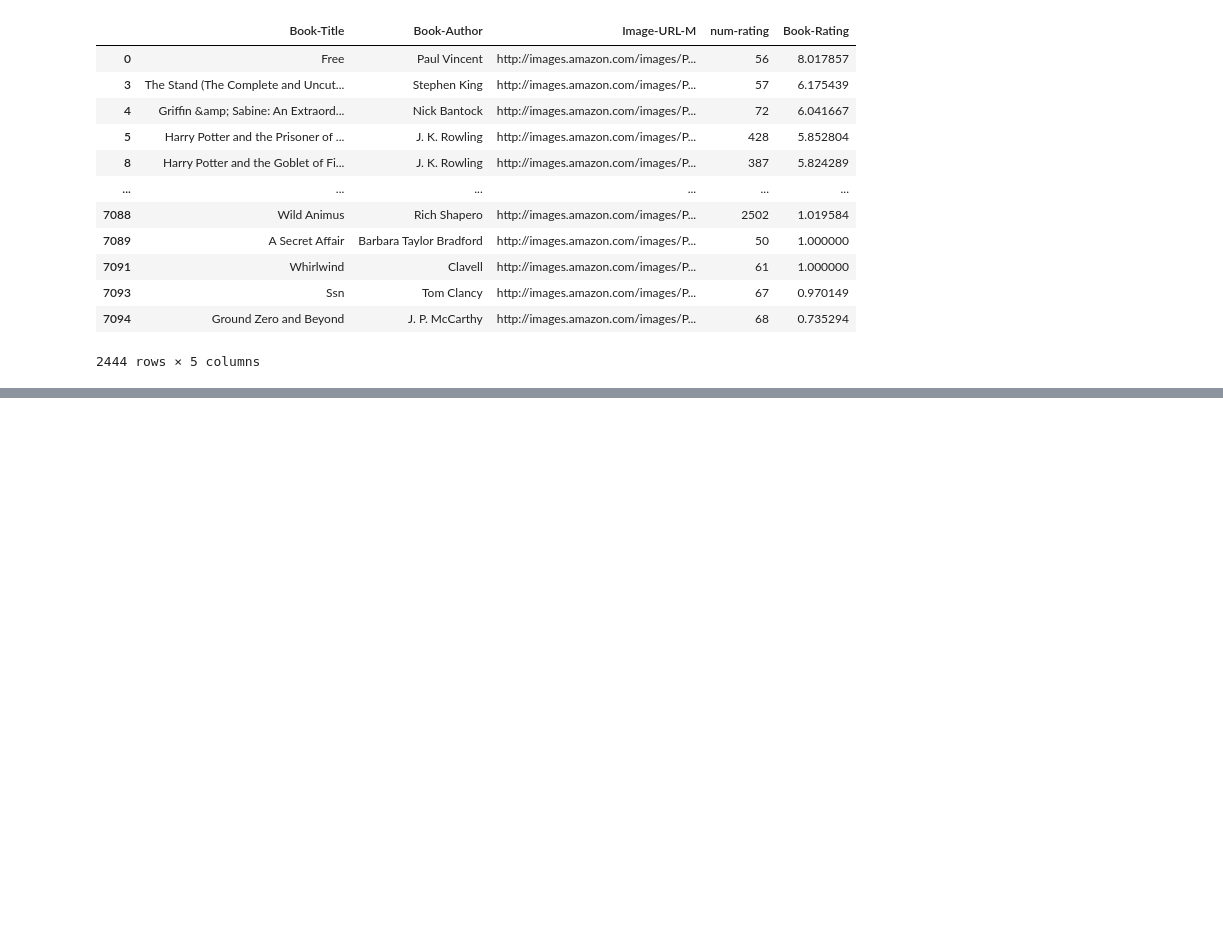
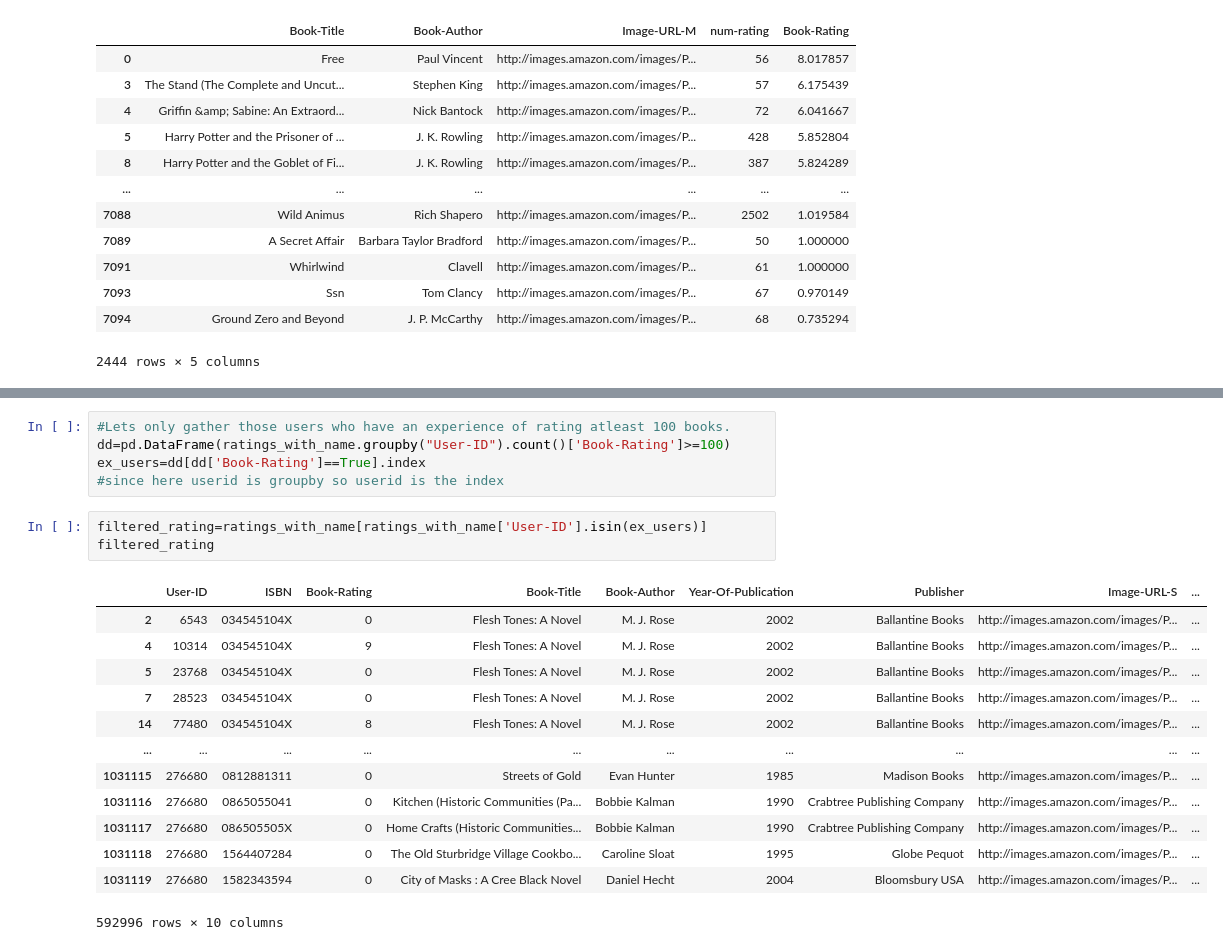
Before and after one commit to RohanHBTU/recommender_system, a Jupyter notebook: recommender_notebook.ipynb, the cells around one changed output, grey strips where cells are left out. Saved outputs shown, nothing was run; the diff lists cells and outputs as text; blank space fills up the shorter version.

```diff
--- a/recommender_notebook.ipynb
+++ b/recommender_notebook.ipynb
@@ -248,0 +272,22 @@ popular_df
+# %%
+#Lets only gather those users who have an experience of rating atleast 100 books.
+dd=pd.DataFrame(ratings_with_name.groupby("User-ID").count()['Book-Rating']>=100)
+ex_users=dd[dd['Book-Rating']==True].index
+#since here userid is groupby so userid is the index
+# %%
+filtered_rating=ratings_with_name[ratings_with_name['User-ID'].isin(ex_users)]
+filtered_rating
+# %% [output]
+|  | User-ID | ISBN | Book-Rating | Book-Title | Book-Author | Year-Of-Publication | Publisher | Image-URL-S | ... |
+| 2 | 6543 | 034545104X | 0 | Flesh Tones: A Novel | M. J. Rose | 2002 | Ballantine Books | http://images.amazon.com/images/P... | ... |
+| 4 | 10314 | 034545104X | 9 | Flesh Tones: A Novel | M. J. Rose | 2002 | Ballantine Books | http://images.amazon.com/images/P... | ... |
+| 5 | 23768 | 034545104X | 0 | Flesh Tones: A Novel | M. J. Rose | 2002 | Ballantine Books | http://images.amazon.com/images/P... | ... |
+| 7 | 28523 | 034545104X | 0 | Flesh Tones: A Novel | M. J. Rose | 2002 | Ballantine Books | http://images.amazon.com/images/P... | ... |
+| 14 | 77480 | 034545104X | 8 | Flesh Tones: A Novel | M. J. Rose | 2002 | Ballantine Books | http://images.amazon.com/images/P... | ... |
+| ... | ... | ... | ... | ... | ... | ... | ... | ... | ... |
+| 1031115 | 276680 | 0812881311 | 0 | Streets of Gold | Evan Hunter | 1985 | Madison Books | http://images.amazon.com/images/P... | ... |
+| 1031116 | 276680 | 0865055041 | 0 | Kitchen (Historic Communities (Pa... | Bobbie Kalman | 1990 | Crabtree Publishing Company | http://images.amazon.com/images/P... | ... |
+| 1031117 | 276680 | 086505505X | 0 | Home Crafts (Historic Communities... | Bobbie Kalman | 1990 | Crabtree Publishing Company | http://images.amazon.com/images/P... | ... |
+| 1031118 | 276680 | 1564407284 | 0 | The Old Sturbridge Village Cookbo... | Caroline Sloat | 1995 | Globe Pequot | http://images.amazon.com/images/P... | ... |
+| 1031119 | 276680 | 1582343594 | 0 | City of Masks : A Cree Black Novel | Daniel Hecht | 2004 | Bloomsbury USA | http://images.amazon.com/images/P... | ... |
+592996 rows × 10 columns
```
Also changed, not shown: parts of 22 cells of this notebook.
